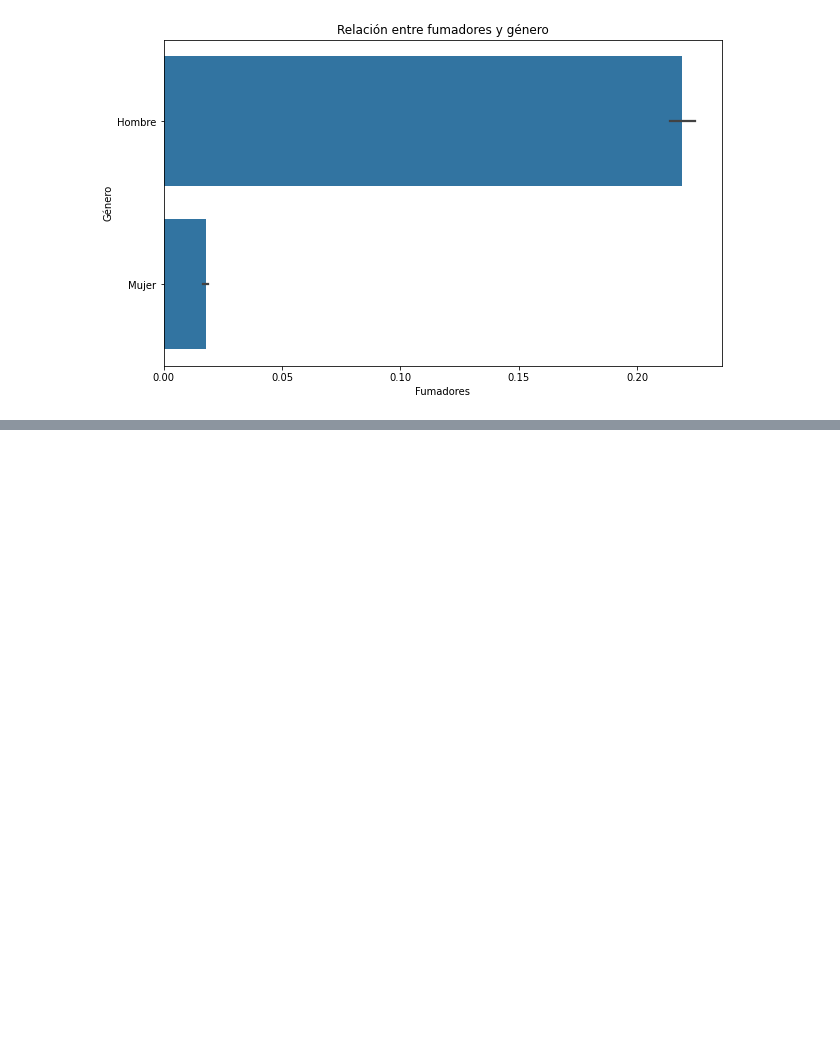
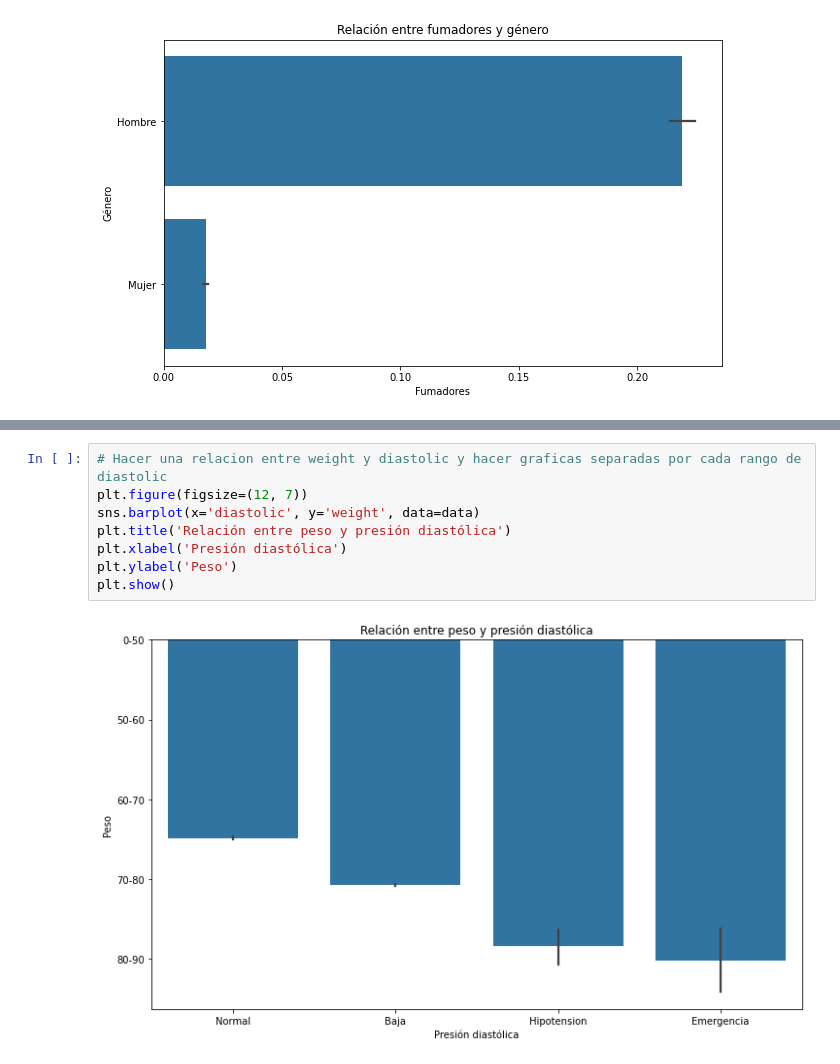
Before and after one commit to AnaLuna464/P.M3v1, a Jupyter notebook: cardio_train.ipynb, the cells around one changed output, grey strips where cells are left out. Drawn from its saved outputs; the diff is of its cells as text; blank space fills up the shorter version.

```diff
--- a/cardio_train.ipynb
+++ b/cardio_train.ipynb
@@ -310,0 +334,10 @@ plt.show()
+# %%
+# Hacer una relacion entre weight y diastolic y hacer graficas separadas por cada rango de diastolic
+plt.figure(figsize=(12, 7))
+sns.barplot(x='diastolic', y='weight', data=data)
+plt.title('Relación entre peso y presión diastólica')
+plt.xlabel('Presión diastólica')
+plt.ylabel('Peso')
+plt.show()
+# %% [output]
+[figure, added]
```
Also changed, not shown: parts of 7 cells of this notebook, 3 other files.
